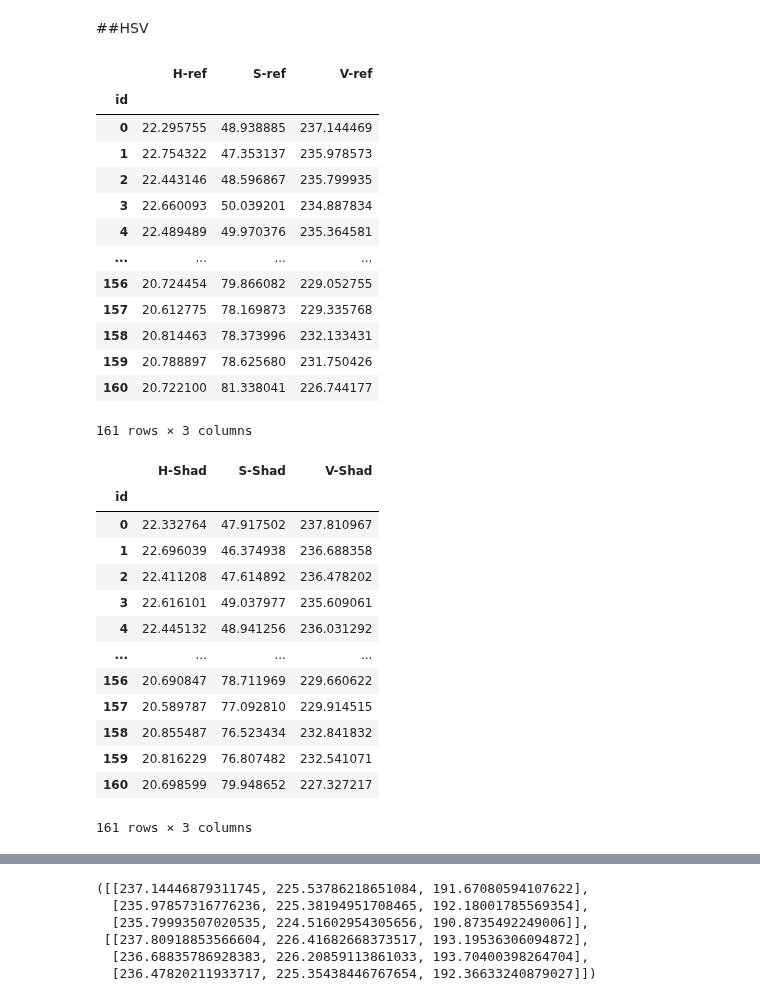
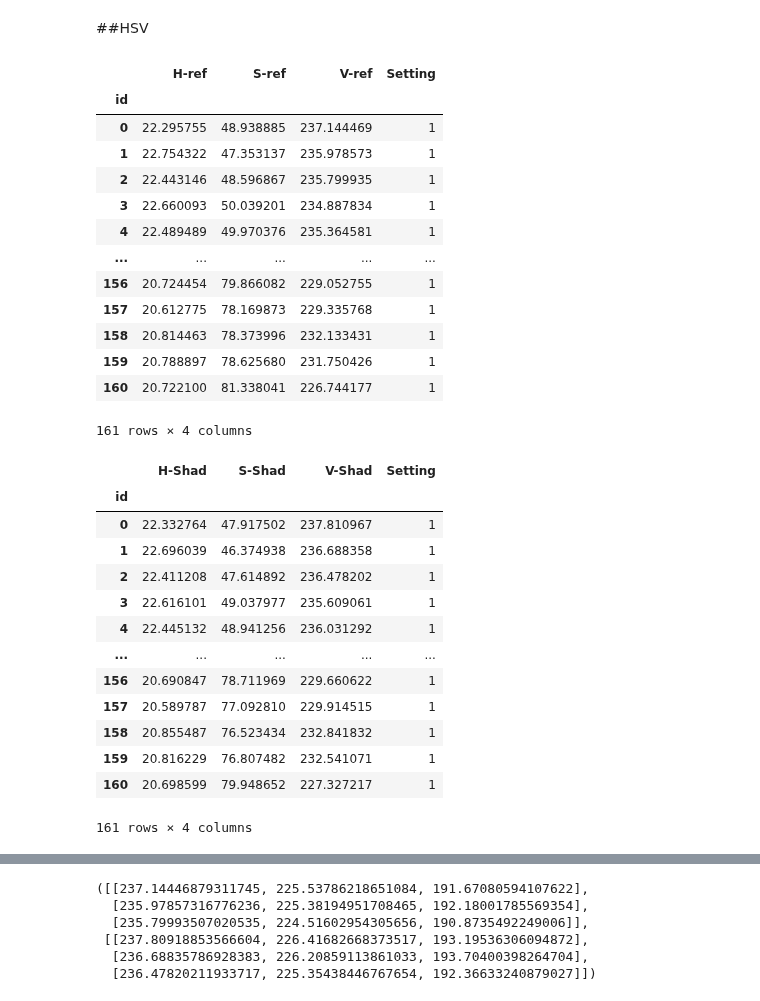
Before and after one commit to waraporn19/Project_2021_matchingcolor, a Jupyter notebook: P1A0.ipynb, the cells around one changed output, grey strips where cells are left out. Saved outputs shown, nothing was run; the diff lists cells and outputs as text; code cells hidden in the pictures.

```diff
--- a/P1A0.ipynb
+++ b/P1A0.ipynb
@@ -74,7 +81,7 @@ A1_set1
 # %%
-A1_set1.rename(columns={"รหัสเฉดไกด์": "ฝั่งซ้าย"},inplace=True)
+A1_set1.rename(columns={"รหัสเฉดไกด์": "Ref"},inplace=True)
 # %%
-A1_set1.rename(columns={"Unnamed: 2":"ฝั่งขวา"},inplace=True)
+A1_set1.rename(columns={"Unnamed: 2":"Shad"},inplace=True)
 # %%
 A1_set1
 # %% [output]
@@ -335,23 +387,24 @@ for img in A1_set1['ชื่อไฟล์ข้อมูล']:
 # %%
 cols=['H-ref', 'S-ref' , 'V-ref']
 S11=pd.DataFrame(list_total11,columns=cols)
 S11.index.names=['id']
+S11['Setting']=1;
 S11
 # %% [output]
-|  | H-ref | S-ref | V-ref |
-| id |  |  |  |
-| 0 | 22.295755 | 48.938885 | 237.144469 |
-| 1 | 22.754322 | 47.353137 | 235.978573 |
-| 2 | 22.443146 | 48.596867 | 235.799935 |
-| 3 | 22.660093 | 50.039201 | 234.887834 |
-| 4 | 22.489489 | 49.970376 | 235.364581 |
-| ... | ... | ... | ... |
-| 156 | 20.724454 | 79.866082 | 229.052755 |
-| 157 | 20.612775 | 78.169873 | 229.335768 |
-| 158 | 20.814463 | 78.373996 | 232.133431 |
-| 159 | 20.788897 | 78.625680 | 231.750426 |
-| 160 | 20.722100 | 81.338041 | 226.744177 |
+|  | H-ref | S-ref | V-ref | Setting |
+| id |  |  |  |  |
+| 0 | 22.295755 | 48.938885 | 237.144469 | 1 |
+| 1 | 22.754322 | 47.353137 | 235.978573 | 1 |
+| 2 | 22.443146 | 48.596867 | 235.799935 | 1 |
+| 3 | 22.660093 | 50.039201 | 234.887834 | 1 |
+| 4 | 22.489489 | 49.970376 | 235.364581 | 1 |
+| ... | ... | ... | ... | ... |
+| 156 | 20.724454 | 79.866082 | 229.052755 | 1 |
+| 157 | 20.612775 | 78.169873 | 229.335768 | 1 |
+| 158 | 20.814463 | 78.373996 | 232.133431 | 1 |
+| 159 | 20.788897 | 78.625680 | 231.750426 | 1 |
+| 160 | 20.722100 | 81.338041 | 226.744177 | 1 |
-161 rows × 3 columns
+161 rows × 4 columns
 # %%
 list_total22 = list()
 for img in A1_set1['ชื่อไฟล์ข้อมูล']:
@@ -374,19 +427,20 @@ for img in A1_set1['ชื่อไฟล์ข้อมูล']:
 cols=['H-Shad', 'S-Shad' , 'V-Shad']
 S22=pd.DataFrame(list_total22,columns=cols)
 S22.index.names=['id']
+S22['Setting']=1;
 S22
 # %% [output]
-|  | H-Shad | S-Shad | V-Shad |
-| id |  |  |  |
-| 0 | 22.332764 | 47.917502 | 237.810967 |
-| 1 | 22.696039 | 46.374938 | 236.688358 |
-| 2 | 22.411208 | 47.614892 | 236.478202 |
-| 3 | 22.616101 | 49.037977 | 235.609061 |
-| 4 | 22.445132 | 48.941256 | 236.031292 |
-| ... | ... | ... | ... |
-| 156 | 20.690847 | 78.711969 | 229.660622 |
-| 157 | 20.589787 | 77.092810 | 229.914515 |
-| 158 | 20.855487 | 76.523434 | 232.841832 |
-| 159 | 20.816229 | 76.807482 | 232.541071 |
-| 160 | 20.698599 | 79.948652 | 227.327217 |
+|  | H-Shad | S-Shad | V-Shad | Setting |
+| id |  |  |  |  |
+| 0 | 22.332764 | 47.917502 | 237.810967 | 1 |
+| 1 | 22.696039 | 46.374938 | 236.688358 | 1 |
+| 2 | 22.411208 | 47.614892 | 236.478202 | 1 |
+| 3 | 22.616101 | 49.037977 | 235.609061 | 1 |
+| 4 | 22.445132 | 48.941256 | 236.031292 | 1 |
+| ... | ... | ... | ... | ... |
+| 156 | 20.690847 | 78.711969 | 229.660622 | 1 |
+| 157 | 20.589787 | 77.092810 | 229.914515 | 1 |
+| 158 | 20.855487 | 76.523434 | 232.841832 | 1 |
+| 159 | 20.816229 | 76.807482 | 232.541071 | 1 |
+| 160 | 20.698599 | 79.948652 | 227.327217 | 1 |
-161 rows × 3 columns
+161 rows × 4 columns
```
Also changed, not shown: parts of 17 cells of this notebook.
